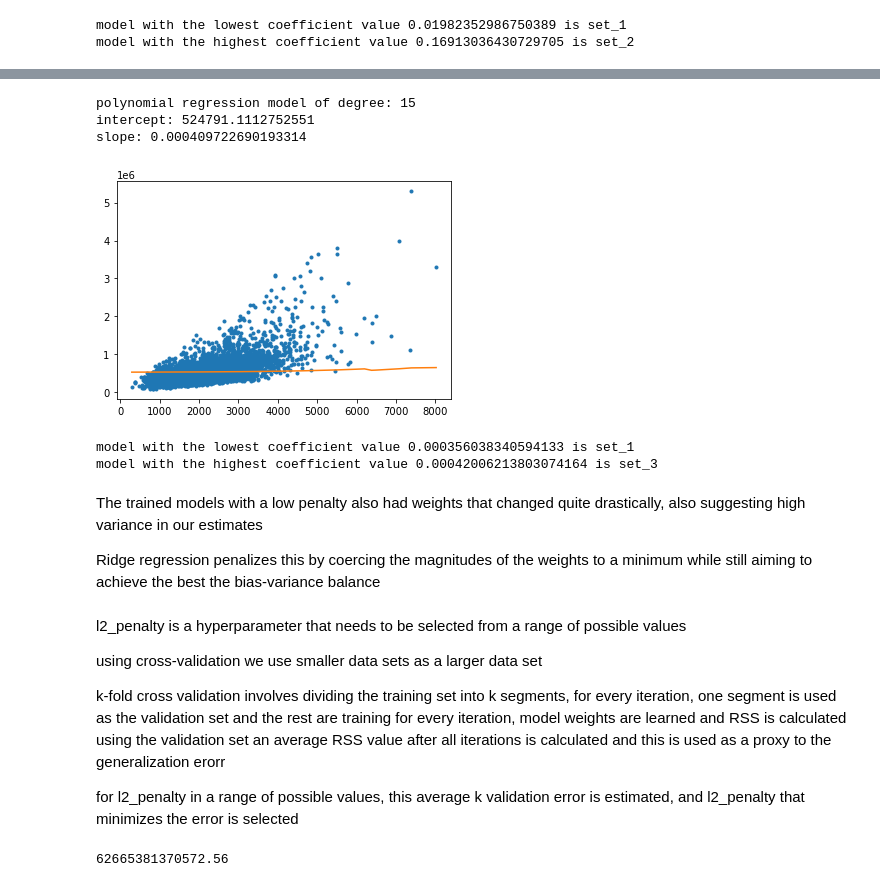
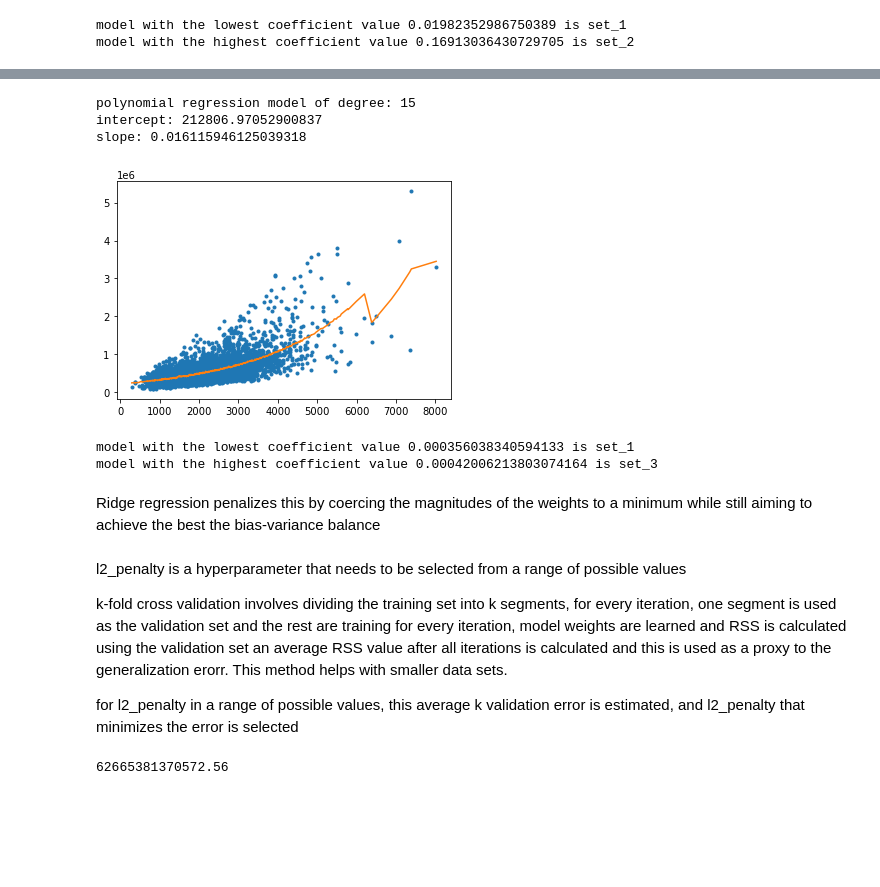
Before and after one commit to a-bhagwan/UoW-Machine-Learning-Regression, a Jupyter notebook: Multiple Regression, Polynomial Regression, Ridge Regression.ipynb, the cells around one changed output, grey strips where cells are left out. Cells and saved outputs as stored; diff of their text form; code cells hidden in the pictures; blank space fills up the shorter version.

```diff
--- a/Multiple Regression, Polynomial Regression, Ridge Regression.ipynb
+++ b/Multiple Regression, Polynomial Regression, Ridge Regression.ipynb
@@ -598,10 +595,10 @@ slope: 0.00042006213803074164
 # %%
-h_set4 = poly_regression_ridge(set_4, 'sqft_living', 'price', 15, 1.23e2)
+h_set4 = poly_regression_ridge(set_4, 'sqft_living', 'price', 15, 1e-1)
 # %% [output]
 polynomial regression model of degree: 15
-intercept: 524791.1112752551
-slope: 0.000409722690193314
+intercept: 212806.97052900837
+slope: 0.016115946125039318
-[figure, old version]
+[figure, new version]
 # %%
 h_power_1_coefficients = dict(zip(Model_keys, [h_set1, h_set2, h_set3, h_set4]))
 print('model with the lowest coefficient value {} is {}'.format(min(h_power_1_coefficients.values()),min(h_power_1_coefficients, key=lambda k: h_power_1_coefficients[k])))
@@ -610,20 +607,16 @@ print('model with the highest coefficient value {} is {}'.format(max(h_power_1_c
 model with the lowest coefficient value 0.000356038340594133 is set_1
 model with the highest coefficient value 0.00042006213803074164 is set_3
 # %% [markdown]
-The trained models with a low penalty also had weights that changed quite drastically, also suggesting high variance in our estimates
-
 Ridge regression penalizes this by coercing the magnitudes of the weights to a minimum
 while still aiming to achieve the best the bias-variance balance
 # %% [markdown]
 l2_penalty is a hyperparameter that needs to be selected from a range of possible values
-
-using cross-validation we use smaller data sets as a larger data set
 
 k-fold cross validation involves dividing the training set into k segments,
 for every iteration, one segment is used as the validation set and the rest are training
 for every iteration, model weights are learned and RSS is calculated using the validation set
 an average RSS value after all iterations is calculated and
-this is used as a proxy to the generalization erorr
+this is used as a proxy to the generalization erorr. This method helps with smaller data sets.
 
 for l2_penalty in a range of possible values, this average k validation error is estimated, and l2_penalty that minimizes the error is selected
 # %%
```
Also changed, not shown: parts of 25 cells of this notebook, 2 other files.
